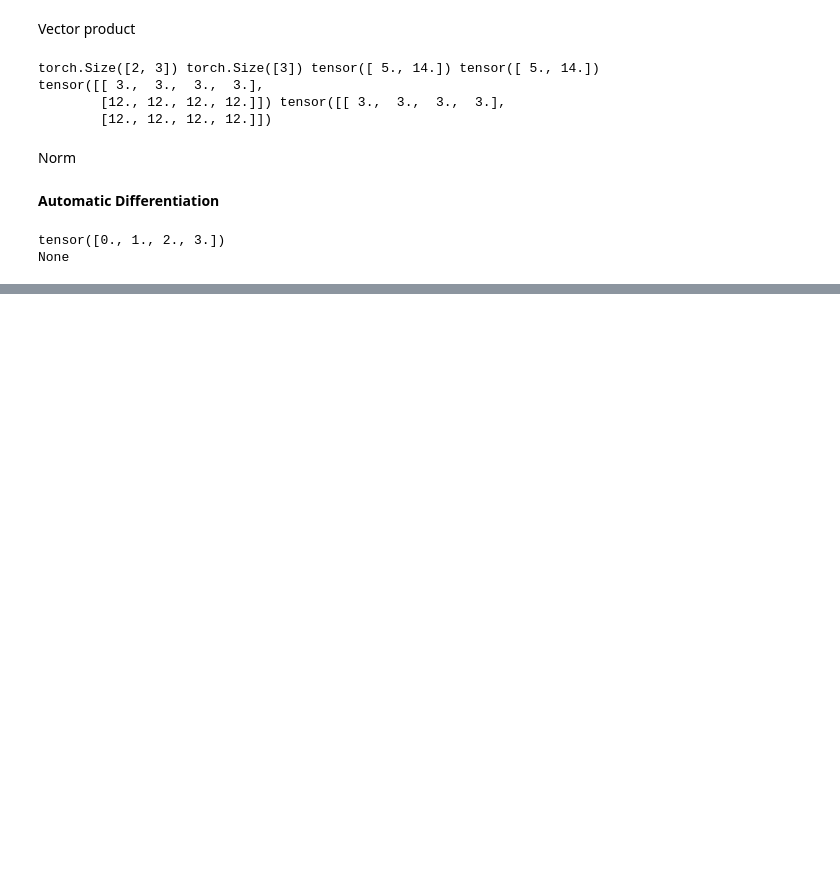
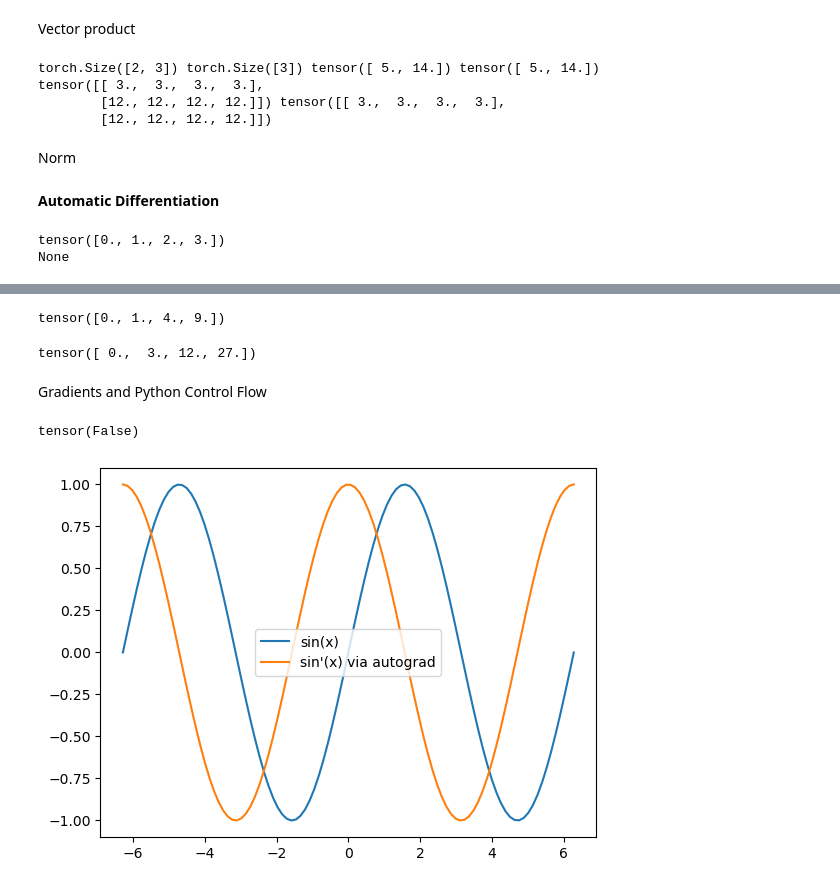
Before and after one commit to AlexanderYWHDu/deep-learning, a Jupyter notebook: ch2.ipynb, the cells around one changed output, grey strips where cells are left out. Saved outputs shown, nothing was run; the diff lists cells and outputs as text; code cells hidden in the pictures; blank space fills up the shorter version.

```diff
--- a/ch2.ipynb
+++ b/ch2.ipynb
@@ -198,0 +209,21 @@ tensor([ True, False, False, False])
+# %%
+x.grad.zero_()
+y = x * x
+u = y.detach()
+z = u * x
+
+z.sum().backward()
+x.grad
+# %% [output]
+tensor([0., 1., 4., 9.])
+# %%
+x.grad.zero_()
+y = x * x
+z = y * x
+
+z.sum().backward()
+x.grad
+# %% [output]
+tensor([ 0.,  3., 12., 27.])
+# %% [markdown]
+Gradients and Python Control Flow
@@ -198,0 +240,24 @@ tensor([ True, False, False, False])
+# %%
+a = torch.randn(size=(), requires_grad=True)
+d = f(a)
+d.backward()
+a.grad == d / a
+# %% [output]
+tensor(False)
+# %%
+import matplotlib.pyplot as plt
+x = torch.linspace(-2 * torch.pi, 2 * torch.pi, 100, requires_grad=True)
+
+y = torch.sin(x)
+y.sum().backward()
+
+x_vals = x.detach().numpy()
+y_vals = y.detach().numpy()
+dy_vals = x.grad.numpy()
+
+plt.plot(x_vals, y_vals, label='sin(x)')
+plt.plot(x_vals, dy_vals, label="sin'(x) via autograd")
+plt.legend()
+plt.show()
+# %% [output]
+[figure, added]
```
Also changed, not shown: parts of 4 cells of this notebook, 1 other file.
